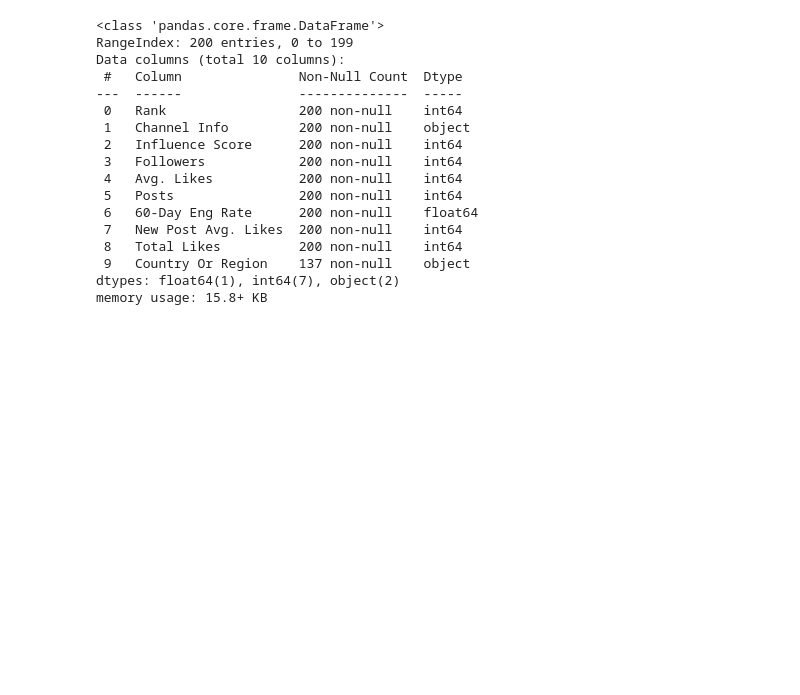
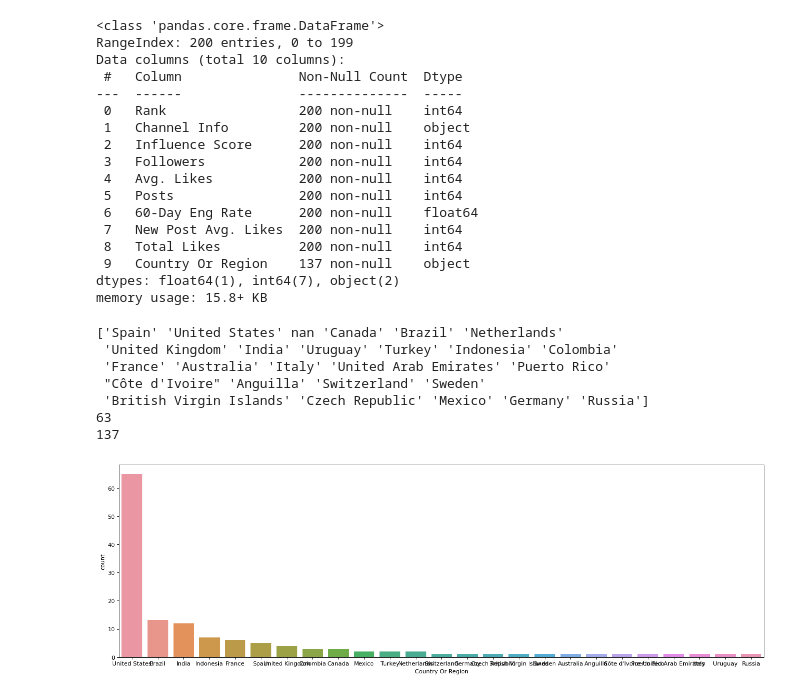
Before and after one commit to obaliuta/instablogers, a Jupyter notebook: notebook.ipynb, the cells around one changed output. Saved outputs shown, nothing was run; the diff lists cells and outputs as text; code cells hidden in the pictures; blank space fills up the shorter version.

```diff
--- a/notebook.ipynb
+++ b/notebook.ipynb
@@ -73,3 +74,19 @@ Data columns (total 10 columns):
  9   Country Or Region    137 non-null    object
 dtypes: float64(1), int64(7), object(2)
 memory usage: 15.8+ KB
+# %%
+#Country or origin variable has missing values
+plt.figure(figsize=(20, 6), dpi=80)
+sns.countplot(x='Country Or Region', data=df, order = df['Country Or Region'].value_counts().index)
+print(df['Country Or Region'].unique())
+print(len(df[df['Country Or Region'].isnull()]))
+print(len(df[~df['Country Or Region'].isnull()]))
+# %% [output]
+['Spain' 'United States' nan 'Canada' 'Brazil' 'Netherlands'
+ 'United Kingdom' 'India' 'Uruguay' 'Turkey' 'Indonesia' 'Colombia'
+ 'France' 'Australia' 'Italy' 'United Arab Emirates' 'Puerto Rico'
+ "Côte d'Ivoire" 'Anguilla' 'Switzerland' 'Sweden'
+ 'British Virgin Islands' 'Czech Republic' 'Mexico' 'Germany' 'Russia']
+63
+137
+[figure, added]
```
Also changed, not shown: parts of 16 cells of this notebook, 1 other file.
